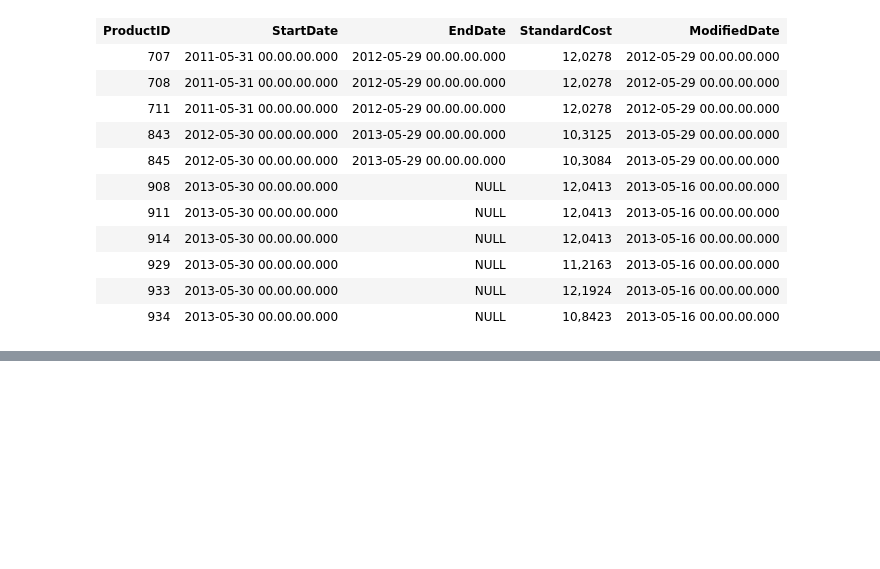
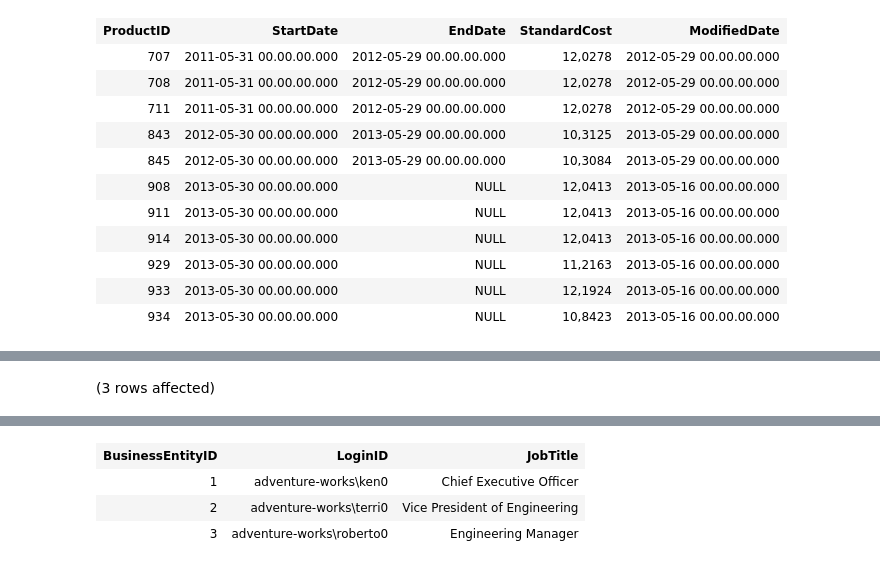
Before and after one commit to Empeno/Beginning-T-SQL, a Jupyter notebook: Exercise 3-2.ipynb, the cells around one changed output, grey strips where cells are left out. Drawn from its saved outputs; the diff is of its cells as text; code cells hidden in the pictures; blank space fills up the shorter version.

```diff
--- a/Exercise 3-2.ipynb
+++ b/Exercise 3-2.ipynb
@@ -45,0 +50,8 @@ Total execution time: 00:00:00.252
+# %%
+USE AdventureWorks2019
+
+SELECT TOP(3) BusinessEntityID, LoginID, JobTitle
+FROM HumanResources.Employee
+WHERE JobTitle <> 'Research and Development Engineer'
+# %% [output]
+(3 rows affected)
@@ -45,0 +59,4 @@ Total execution time: 00:00:00.252
+| BusinessEntityID | LoginID | JobTitle |
+| 1 | adventure-works\ken0 | Chief Executive Officer |
+| 2 | adventure-works\terri0 | Vice President of Engineering |
+| 3 | adventure-works\roberto0 | Engineering Manager |
```
Also changed, not shown: parts of 4 cells of this notebook.
